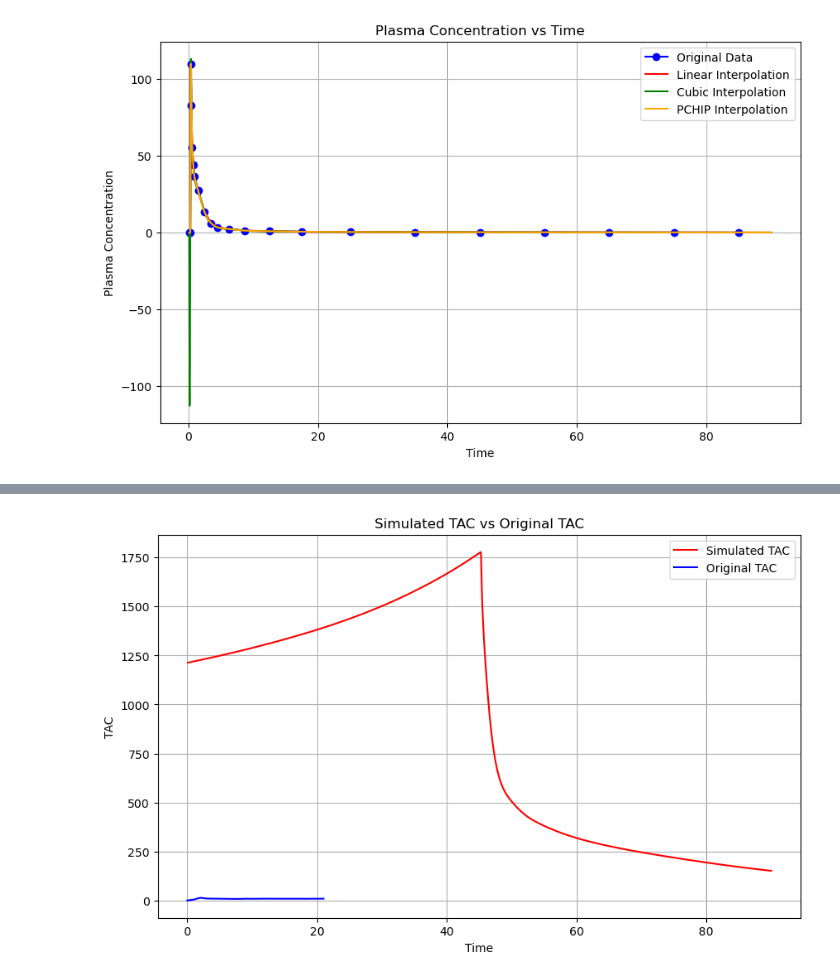
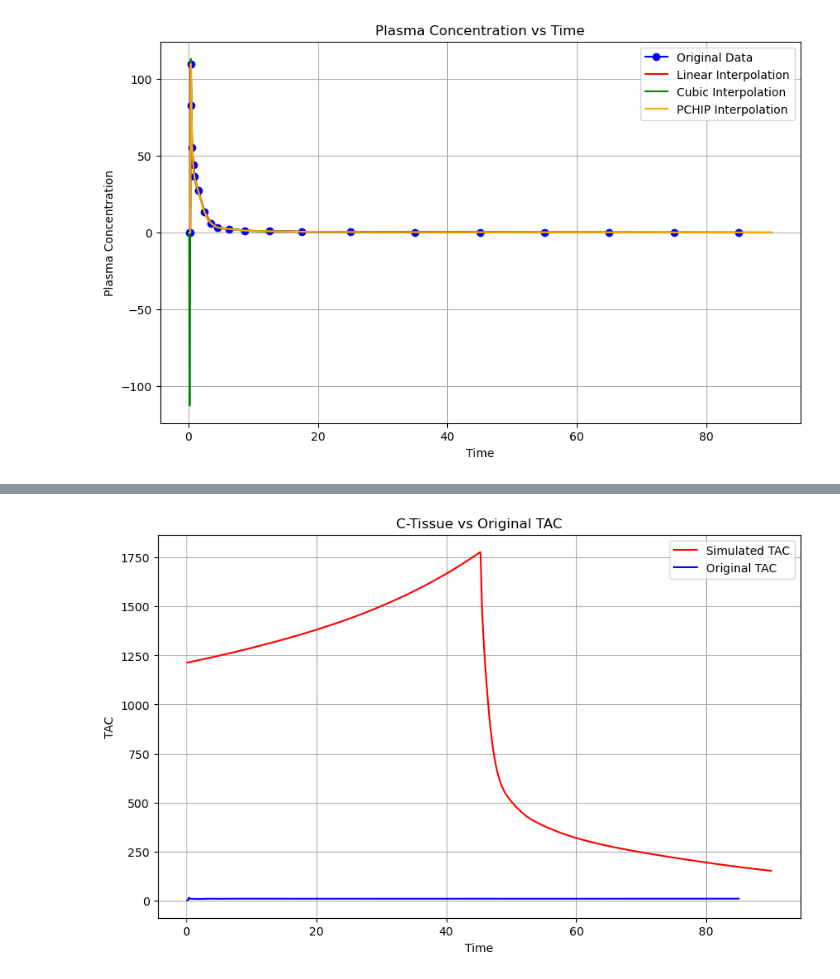
Before and after one commit to QuimSerraFaber/MSc-Thesis, a Jupyter notebook: Tests.ipynb, the cells around one changed output, grey strips where cells are left out. Cells and saved outputs as stored; diff of their text form; code cells hidden in the pictures.

Commit message:
Work on data simulation

```diff
--- a/Tests.ipynb
+++ b/Tests.ipynb
@@ -89,0 +128,33 @@ print(IRF_values)
+# %%
+def IRF(gt_parameters_list, equidistant_rtim):
+    """
+    Calculates the impulse response function (IRF) for the given ground truth parameters and equidistant timepoints.
+
+    Parameters:
+    gt_parameters_list (list): List of ground truth parameters.
+    equidistant_rtim (list): Equidistant timepoints.
+
+    Returns:
+    list: The IRF values.
+    """
+    # Extract ground truth parameters
+    k1 = gt_parameters_list[0]
+    k2 = gt_parameters_list[1]
+    k3 = gt_parameters_list[2]
+    k4 = 0 # For the current data, k4 is always 0
+
+    # Calculate alphas:
+    alpha1 = (k2 + k3 + k4) - np.sqrt((k2 + k3 + k4)**2 - 4*k2*k4)
+    alpha1 /= 2
+
+    alpha2 = (k2 + k3 + k4) + np.sqrt((k2 + k3 + k4)**2 - 4*k2*k4)
+    alpha2 /= 2
+
+    # Calculate IRF
+    IRF = []
+    for t in equidistant_rtim:
+        value = ( (k3 + k4 - alpha1) * np.exp(-alpha1 * t) + (alpha2 - k3 - k4) * np.exp(-alpha2 * t) ) / (alpha2 - alpha1)
+        value *= k1
+        IRF.append(value)
+
+    return IRF
@@ -90,5 +163,5 @@ print(IRF_values)
 # %%
-def simulated_tac(IRF_values, pchip_pl):
+def c_tissue(IRF_values, pchip_pl):
     """
     Calculates the simulated TAC values for the given IRF and plasma concentration values.
 
@@ -159,15 +310,15 @@ def simulated_tac2(IRF_values, pchip_pl):
 # %%
-simulated_tac_values = simulated_tac2(IRF_values, pchip_pl)
+simulated_c_tissue_values = c_tissue(IRF_values, pchip_pl)
 
-# Plot the simulated TAC values against the original TAC values
+# Plot the simulated C_Tissue values against the original TAC values
 plt.figure(figsize=(10, 6))
-plt.plot(new_rtim, simulated_tac_values, label='Simulated TAC', color='red')
-plt.plot(data_from_first_row['tac_list'], label='Original TAC', color='blue')
+plt.plot(new_rtim, simulated_c_tissue_values, label='Simulated TAC', color='red')
+plt.plot(data_from_first_row['rtim_list'], data_from_first_row['tac_list'], label='Original TAC', color='blue')
 plt.xlabel('Time')
 plt.ylabel('TAC')
-plt.title('Simulated TAC vs Original TAC')
+plt.title('C-Tissue vs Original TAC')
 plt.legend()
 plt.grid(True)
 plt.show()
 # %% [output]
-[figure, old version]
+[figure, new version]
```
Also changed, not shown: parts of 24 cells of this notebook.
